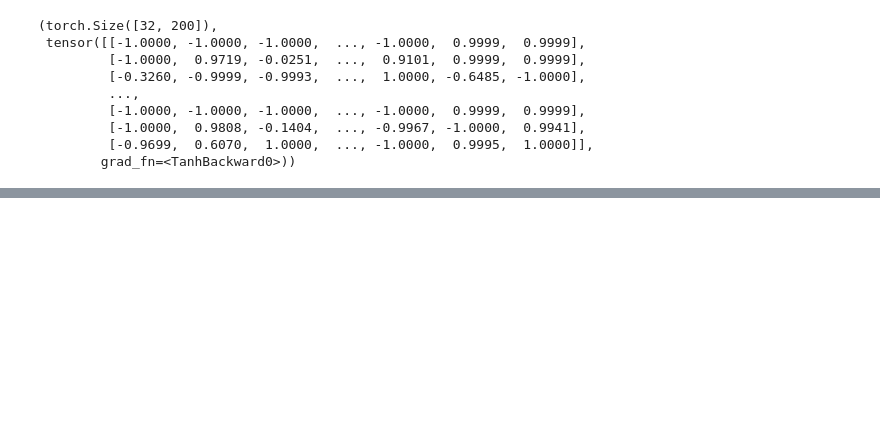
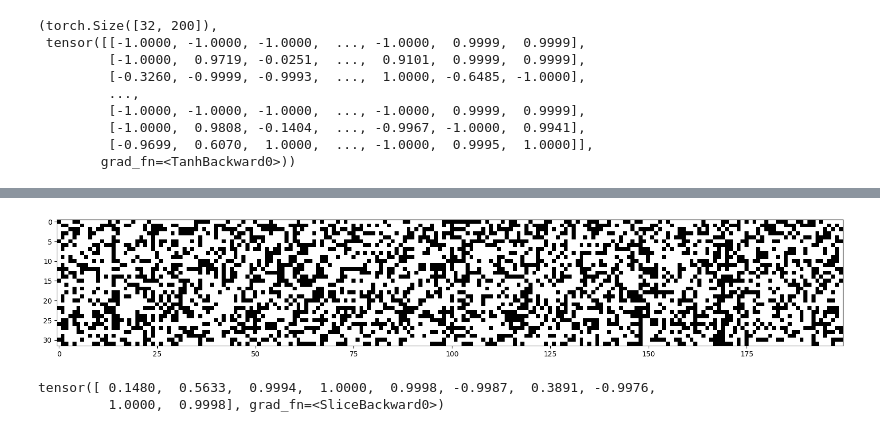
Before and after one commit to tomstagg/nn-zero-to-hero, a Jupyter notebook: 02_makemore/04_walk_through.ipynb, the cells around one changed output, grey strips where cells are left out. Cells and saved outputs as stored; diff of their text form; code cells hidden in the pictures; blank space fills up the shorter version.

```diff
--- a/02_makemore/04_walk_through.ipynb
+++ b/02_makemore/04_walk_through.ipynb
@@ -328,0 +350,16 @@ plt.plot(x, torch.tanh(x));
+# %%
+# check how often the gradient of the hidden layer is in the flat area:
+
+h.shape # (32,200) shows for each minibatch training example if the h is in the dead zone, on the flat areas of tanh()
+
+# where it's white it's saturated, if the whole column is white the neuron is dead. There are no neurons which are all white, so all neurons are learning
+# for some examples. If the whole column is white activation is either 1 or -1 so grad is 0, the neuron won't learn and dead.
+plt.figure(figsize=(20,10))
+plt.imshow(h.abs()> 0.99, cmap='gray', interpolation='nearest');
+# %% [output]
+[figure, added]
+# %%
+h[15,50:60]
+# %% [output]
+tensor([ 0.1480,  0.5633,  0.9994,  1.0000,  0.9998, -0.9987,  0.3891, -0.9976,
+         1.0000,  0.9998], grad_fn=<SliceBackward0>)
```
Also changed, not shown: parts of 58 cells of this notebook, 4 other files.
